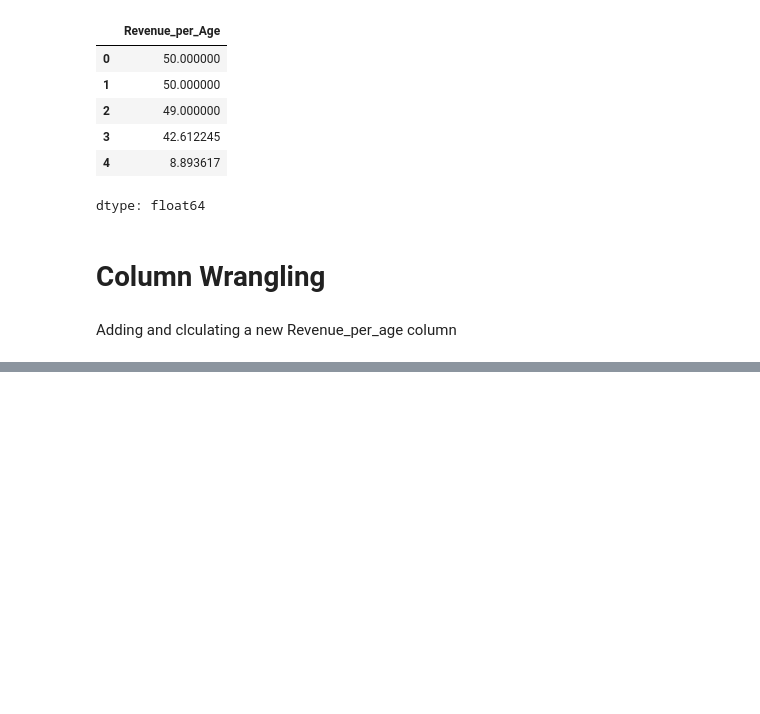
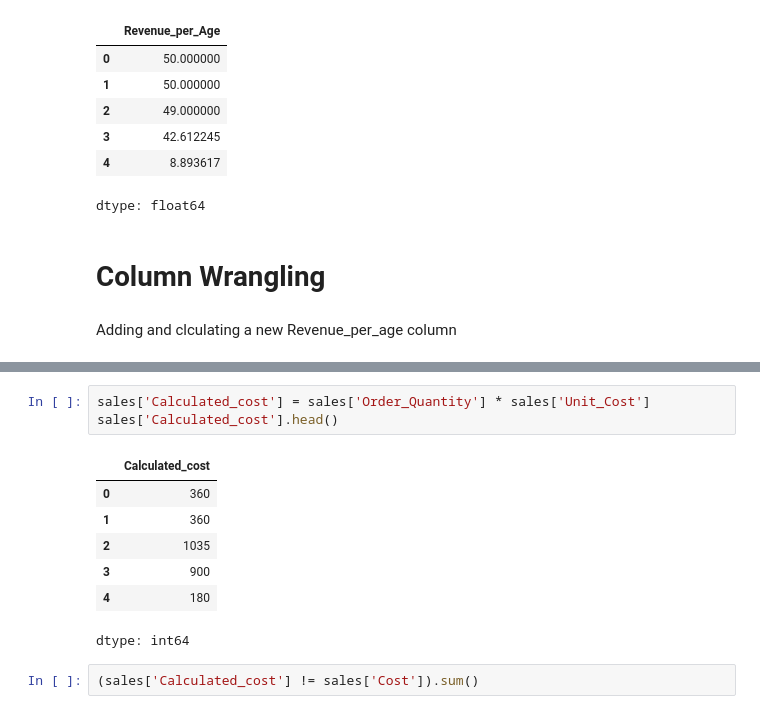
Before and after one commit to sarafkhan15/Data-Analysis-work, a Jupyter notebook: Sales_data_csv.ipynb, the cells around one changed output, grey strips where cells are left out. Drawn from its saved outputs; the diff is of its cells as text; blank space fills up the shorter version.

```diff
--- a/Sales_data_csv.ipynb
+++ b/Sales_data_csv.ipynb
@@ -294,0 +311,13 @@ NameError: name 'sales' is not defined
+# %%
+sales['Calculated_cost'] = sales['Order_Quantity'] * sales['Unit_Cost']
+sales['Calculated_cost'].head()
+# %% [output]
+|  | Calculated_cost |
+| 0 | 360 |
+| 1 | 360 |
+| 2 | 1035 |
+| 3 | 900 |
+| 4 | 180 |
+dtype: int64
+# %%
+(sales['Calculated_cost'] != sales['Cost']).sum()
```
Also changed, not shown: parts of 3 cells of this notebook.
